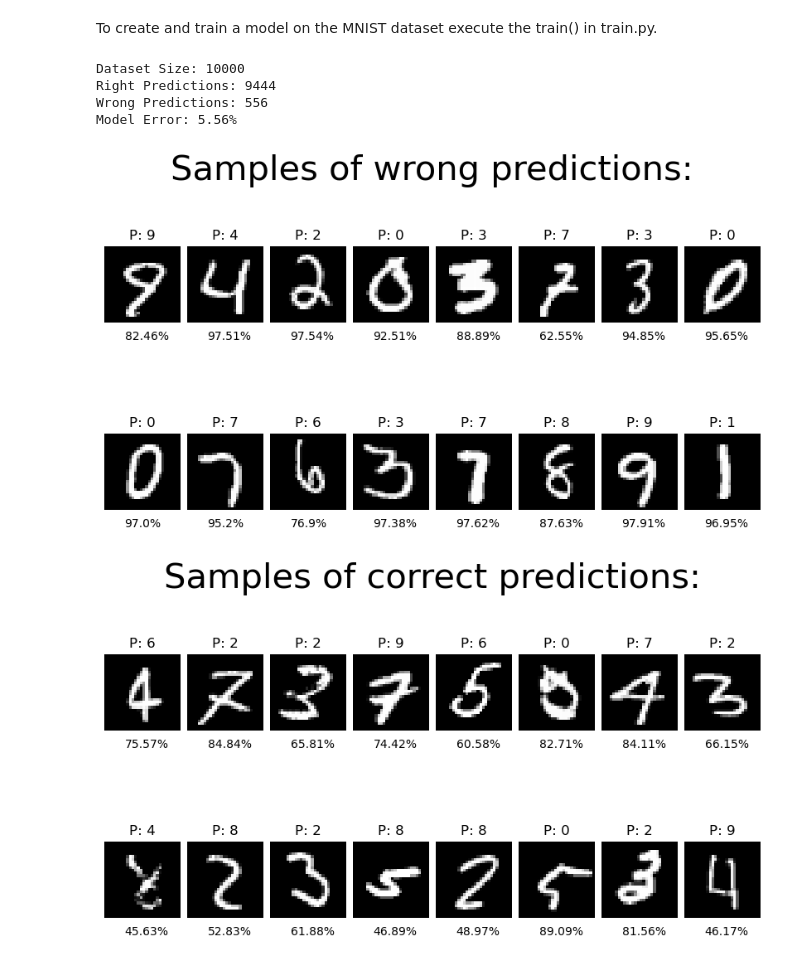
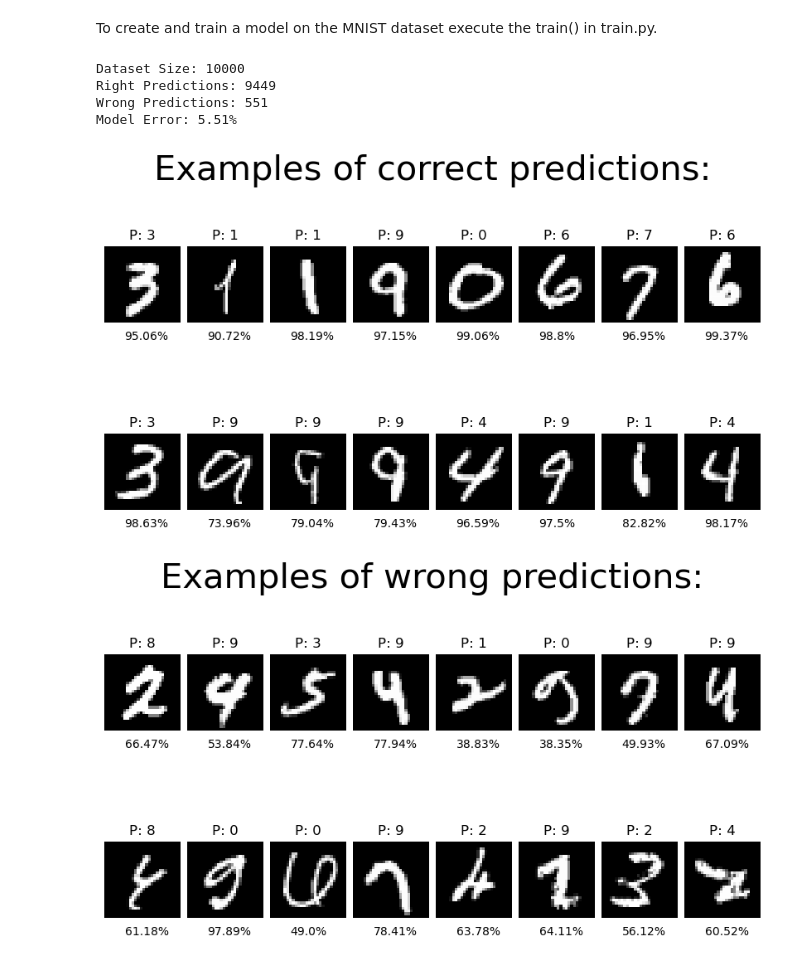
Before and after one commit to erickraemer/MNIST-Multilayer-Perceptron, a Jupyter notebook: model_evaluation.ipynb, the cells around one changed output. Saved outputs shown, nothing was run; the diff lists cells and outputs as text; code cells hidden in the pictures.

```diff
--- a/model_evaluation.ipynb
+++ b/model_evaluation.ipynb
@@ -84,39 +84,39 @@ for j in range(2*columns):
     c = predictions[k][p].item()
     ax.set_title(f"P: {p}")
     ax.text(7, 34, f"{round(c * 100, 2)}%")
-fig.suptitle("Samples of wrong predictions:", fontsize=30)
+fig.suptitle("Examples of correct predictions:", fontsize=30)
 plt.show()
 
 # plot wrong predicted examples
 fig, axs = plt.subplots(2, columns, constrained_layout=True)
 for j in range(2*columns):
     ax = axs[j//columns][j%columns]
     ax.set_axis_off()
     k = img_wrong_idx[j].item()
     ax.imshow(images[k].squeeze(), cmap='gray')
     p = p_idx[k]
     c = predictions[k][p].item()
     ax.set_title(f"P: {p}")
     ax.text(7, 34, f"{round(c * 100, 2)}%")
-fig.suptitle("Samples of correct predictions:", fontsize=30)
+fig.suptitle("Examples of wrong predictions:", fontsize=30)
 plt.show()
 
 # plot class error rate
 plt.rcParams['figure.figsize'] = [9, 5]
 fig, ax = plt.subplots(1,1)
 fig.suptitle("Class Error Rate", fontsize=16)
 ar = pt.arange(classes)
 ax.set_xticks(ar)
 ax.set_ylabel("Percent of total error (%)")
 ax.set_xlabel("Class")
 ax.set_yticks(range(0,100,2))
 ax.bar(ar, wrong_class_count)
 
 plt.show()
 # %% [output]
 Dataset Size: 10000
-Right Predictions: 9444
-Wrong Predictions: 556
-Model Error: 5.56%
+Right Predictions: 9449
+Wrong Predictions: 551
+Model Error: 5.51%
-[figure, old version]
+[figure, new version]
-[figure, old version]
+[figure, new version]
```
Also changed, not shown: parts of 1 cell of this notebook, 5 other files.
